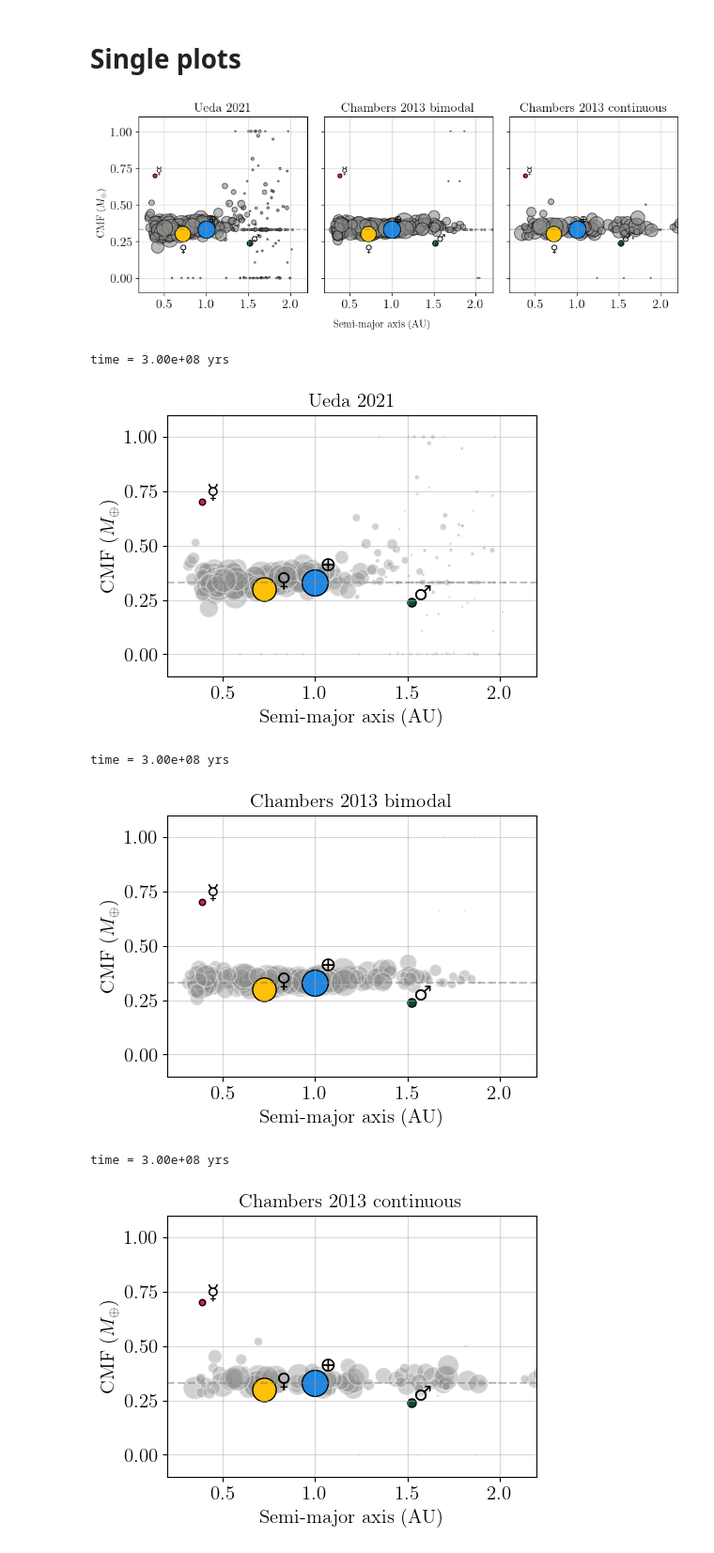
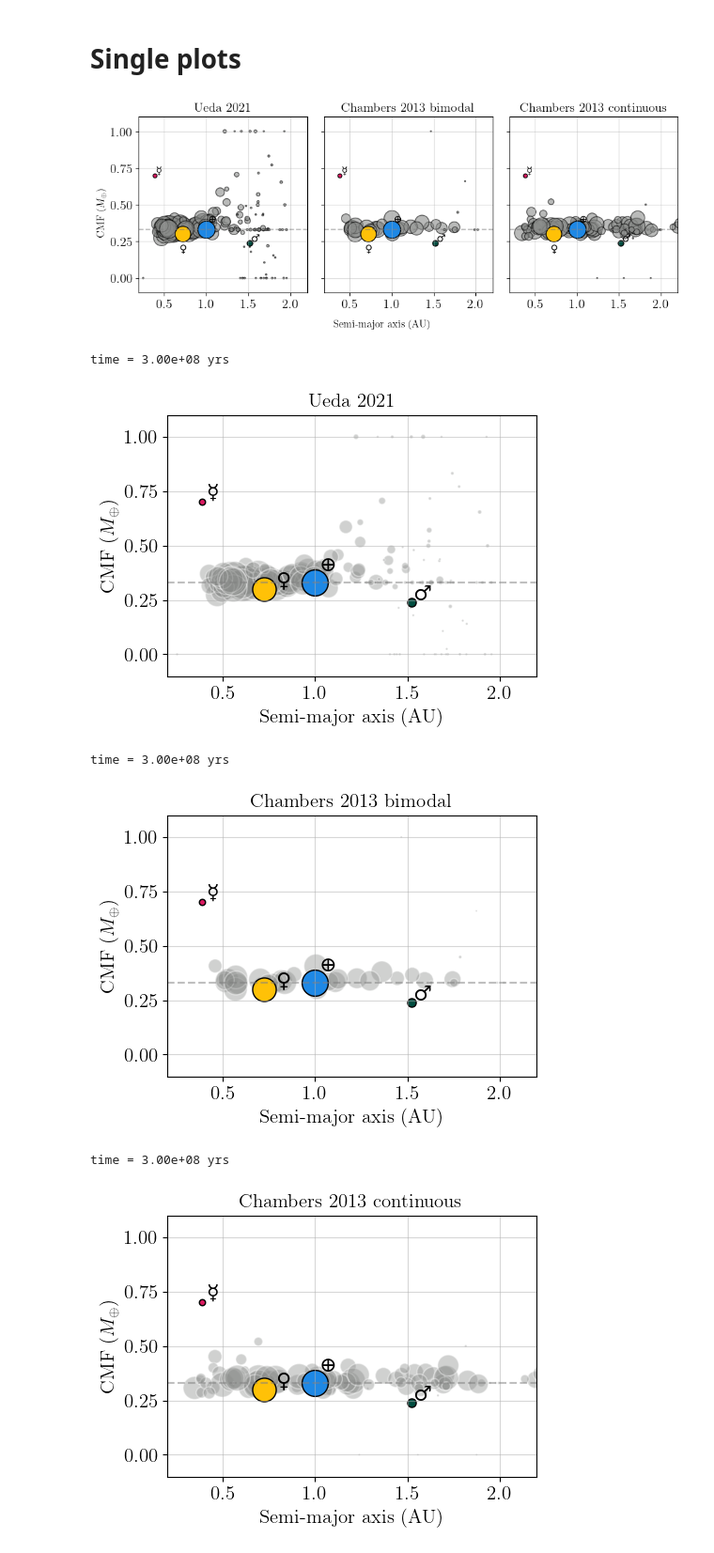
Before and after one commit to haniyehtajer/planet_cookbook, a Jupyter notebook: examples/evolved_planets/all_uniforms.ipynb, the cells around one changed output. Shown at 94% size. Drawn from its saved outputs; the diff is of its cells as text; code cells hidden in the pictures.

```diff
--- a/examples/evolved_planets/all_uniforms.ipynb
+++ b/examples/evolved_planets/all_uniforms.ipynb
@@ -50,13 +50,13 @@ mars = solar_system_df[solar_system_df['name'] == 'Mars']
 # %%
 base_path = "/Users/honeyeah/Codes/data/" #folder with all data
 
-sim_set = "ueda_v3/" #name of simulation set, folder with subfolders the name "sim_set_i"
-sim_archive_path = base_path + sim_set + "ueda_v3_" #path given to get_runtime_data function
-ueda_v3_rdf = rr.get_runtime_data(sim_archive_path, 60, "ueda_v3_") #rdf is runtime data frame
+sim_set = "ueda_v5/" #name of simulation set, folder with subfolders the name "sim_set_i"
+sim_archive_path = base_path + sim_set + "ueda_v5_" #path given to get_runtime_data function
+ueda_v5_rdf = rr.get_runtime_data(sim_archive_path, 60, "ueda_v5_") #rdf is runtime data frame
 
-sim_set = "cham_bench/" #name of simulation set, folder with subfolders the name "sim_set_i"
-sim_archive_path = base_path + sim_set + "cham_bench_" #path given to get_runtime_data function
-cham_bench_rdf = rr.get_runtime_data(sim_archive_path, 60, "cham_simarchive_") #rdf is runtime data frame
+sim_set = "cham_bi_tajer/" #name of simulation set, folder with subfolders the name "sim_set_i"
+sim_archive_path = base_path + sim_set + "cham_bi_tajer_" #path given to get_runtime_data function
+cham_bi_tajer_rdf = rr.get_runtime_data(sim_archive_path, 50, "cham_simarchive_") #rdf is runtime data frame
 
 sim_set = "cham_cont/" #name of simulation set, folder with subfolders the name "sim_set_i"
 sim_archive_path = base_path + sim_set + "cham_cont_" #path given to get_runtime_data function
@@ -134,18 +134,18 @@ for j, i in enumerate(keep_ueda_v3):
 # %%
-cham_bench_ppdf_list = rr.get_particle_params_at_time(
-    f"/Users/honeyeah/Codes/data/cham_bench/cham_bench_", keep_cham_bench, "cham_simarchive_", cut_time
+cham_bi_tajer_ppdf_list = rr.get_particle_params_at_time(
+    f"/Users/honeyeah/Codes/data/cham_bi_tajer/cham_bi_tajer_", keep_cham_bi_tajer, "cham_simarchive_", cut_time
 )
 
-cham_bench_pldf_list = []
+cham_bi_tajer_pldf_list = []
 
-for j, i in enumerate(keep_cham_bench):
+for j, i in enumerate(keep_cham_bi_tajer):
     df = rr.read_dbct_output(
-        f"/Users/honeyeah/Codes/data/cham_bench/cham_bench_{i+1}/uniform_33.txt",
+        f"/Users/honeyeah/Codes/data/cham_bi_tajer/cham_bi_tajer_{i+1}/uniform_33.txt",
         0.3, "none", "none"
     )
 
     df_len = len(df)
-    param_len = len(cham_bench_ppdf_list[j])
+    param_len = len(cham_bi_tajer_ppdf_list[j])
 
     min_len = min(df_len, param_len)
 
@@ -155,11 +155,11 @@ for j, i in enumerate(keep_cham_bench):
 
     # Trim both to same length
     df = df.iloc[:min_len].copy()
-    semi_values = cham_bench_ppdf_list[j]['semi'][:min_len]
+    semi_values = cham_bi_tajer_ppdf_list[j]['semi'][:min_len]
     df['semi'] = semi_values.values  # if semi_values is a Series
     df['sim_id'] = i + 1
 
-    cham_bench_pldf_list.append(df)
+    cham_bi_tajer_pldf_list.append(df)
 # %%
 cham_cont_ppdf_list = rr.get_particle_params_at_time(
     f"/Users/honeyeah/Codes/data/cham_cont/cham_cont_", keep_cham_cont, "cham_cont_", cut_time
@@ -446,16 +446,16 @@ time = 3.00e+08 yrs
 # %% [markdown]
 # Single plots
 # %%
-ueda_v3_pldf = pd.concat(ueda_v3_pldf_list)
-cham_bench_pldf = pd.concat(cham_bench_pldf_list)
+ueda_v5_pldf = pd.concat(ueda_v5_pldf_list)
+cham_bi_tajer_pldf = pd.concat(cham_bi_tajer_pldf_list)
 cham_cont_pldf = pd.concat(cham_cont_pldf_list)
 
 fig, axes = plt.subplots(1, 3, figsize=(10, 4), sharey=True, sharex=True)
 
 # Plot configs
 datasets = [
-    ("Ueda 2021", ueda_v3_pldf, colors[3]),
-    ("Chambers 2013 bimodal", cham_bench_pldf, colors[3]),
+    ("Ueda 2021", ueda_v5_pldf, colors[3]),
+    ("Chambers 2013 bimodal", cham_bi_tajer_pldf, colors[3]),
     ("Chambers 2013 continuous", cham_cont_pldf, colors[3])
 ]
 
@@ -506,9 +506,9 @@ plt.show()
 
 print(f"time = {cut_time:.2e} yrs")
 #print("mean max time reached for Ueda v1 = ", np.average(maxtimes_ueda_v1)/1e6, "Myrs")
-#print("mean max time reached for Cham = ", np.average(maxtimes_cham_bench)/1e6, "Myrs")
+#print("mean max time reached for Cham = ", np.average(maxtimes_cham_bi_tajer)/1e6, "Myrs")
 # %% [output]
-[figure, old version]
+[figure, new version]
 time = 3.00e+08 yrs
 # %%
 fig, ax = plt.subplots(figsize=(5, 4))
@@ -521,9 +521,9 @@ ax.plot([0.2, 2.2], [0.33, 0.33], linestyle='dashed', color='grey', alpha=0.5)
 
 # Scatter for Ueda 2021 data
 ax.scatter(
-    ueda_v3_pldf['semi'], ueda_v3_pldf['cmf'],
+    ueda_v5_pldf['semi'], ueda_v5_pldf['cmf'],
     alpha=0.4, color=color, edgecolors='white', linewidths=1,
-    s=ueda_v3_pldf['mass'] * sol_to_earth * dot_scale
+    s=ueda_v5_pldf['mass'] * sol_to_earth * dot_scale
 )
 
 # Add Mercury
@@ -552,12 +552,12 @@ ax.set_ylabel(r'CMF ($M_\oplus$)')
 ax.set_title("Ueda 2021")
 
 plt.tight_layout()
-plt.savefig("paper_plots/ueda_v3_single.pdf", dpi=300)
+plt.savefig("paper_plots/ueda_v5_single.pdf", dpi=300)
 plt.show()
 
 print(f"time = {cut_time:.2e} yrs")
 # %% [output]
-[figure, old version]
+[figure, new version]
 time = 3.00e+08 yrs
 # %%
 fig, ax = plt.subplots(figsize=(5, 4))
@@ -570,42 +570,42 @@ ax.plot([0.2, 2.2], [0.33, 0.33], linestyle='dashed', color='grey', alpha=0.5)
 
 # Scatter for Ueda 2021 data
 ax.scatter(
-    cham_bench_pldf['semi'], cham_bench_pldf['cmf'],
+    cham_bi_tajer_pldf['semi'], cham_bi_tajer_pldf['cmf'],
     alpha=0.4, color=color, edgecolors='white', linewidths=1,
-    s=cham_bench_pldf['mass'] * sol_to_earth * dot_scale
+    s=cham_bi_tajer_pldf['mass'] * sol_to_earth * dot_scale
 )
 
 roman_fontsize = 16
 offset = 0.02
 ax.scatter(0.387, 0.7, color='#D81B60', edgecolors='black', linewidths=1, s=0.055 * dot_scale, label='Mercury')
 ax.annotate('☿', [0.387 + offset, 0.7 + 0.01], fontsize=roman_fontsize, usetex=False)
 
 # Add Venus
 ax.scatter(0.723, 0.3, color='#FFC107', edgecolors='black', linewidths=1, s=0.815 * dot_scale, label='Venus')
 ax.annotate('♀', [0.723 + 3 * offset, 0.3 + 0.01], fontsize=roman_fontsize, usetex=False)
 
 # Add Earth
 ax.scatter(1, 0.33, color='#1E88E5', edgecolors='black', linewidths=1, s=dot_scale, label='Earth')
 ax.annotate('⊕', [1.02, 0.38], fontsize=roman_fontsize, usetex=False)
 
 # Add Mars
 ax.scatter(1.52, 0.24, color='#004D40', edgecolors='black', linewidths=1, s=0.107 * dot_scale, label='Mars')
 ax.annotate('♂', [1.53, 0.25], fontsize=roman_fontsize, usetex=False)
 
 # Axis limits & labels
 ax.set_xlim(0.2, 2.2)
 ax.set_ylim(-0.1, 1.1)
 ax.set_xlabel('Semi-major axis (AU)')
 ax.set_ylabel(r'CMF ($M_\oplus$)')
 ax.set_title("Chambers 2013 bimodal")
 
 plt.tight_layout()
-plt.savefig("paper_plots/cham_bench_single.pdf", dpi=300)
+plt.savefig("paper_plots/cham_bi_tajer_single.pdf", dpi=300)
 plt.show()
 
 print(f"time = {cut_time:.2e} yrs")
 # %% [output]
-[figure, old version]
+[figure, new version]
 time = 3.00e+08 yrs
 # %%
 fig, ax = plt.subplots(figsize=(5, 4))
```
Also changed, not shown: parts of 9 cells of this notebook, 58 other files.
